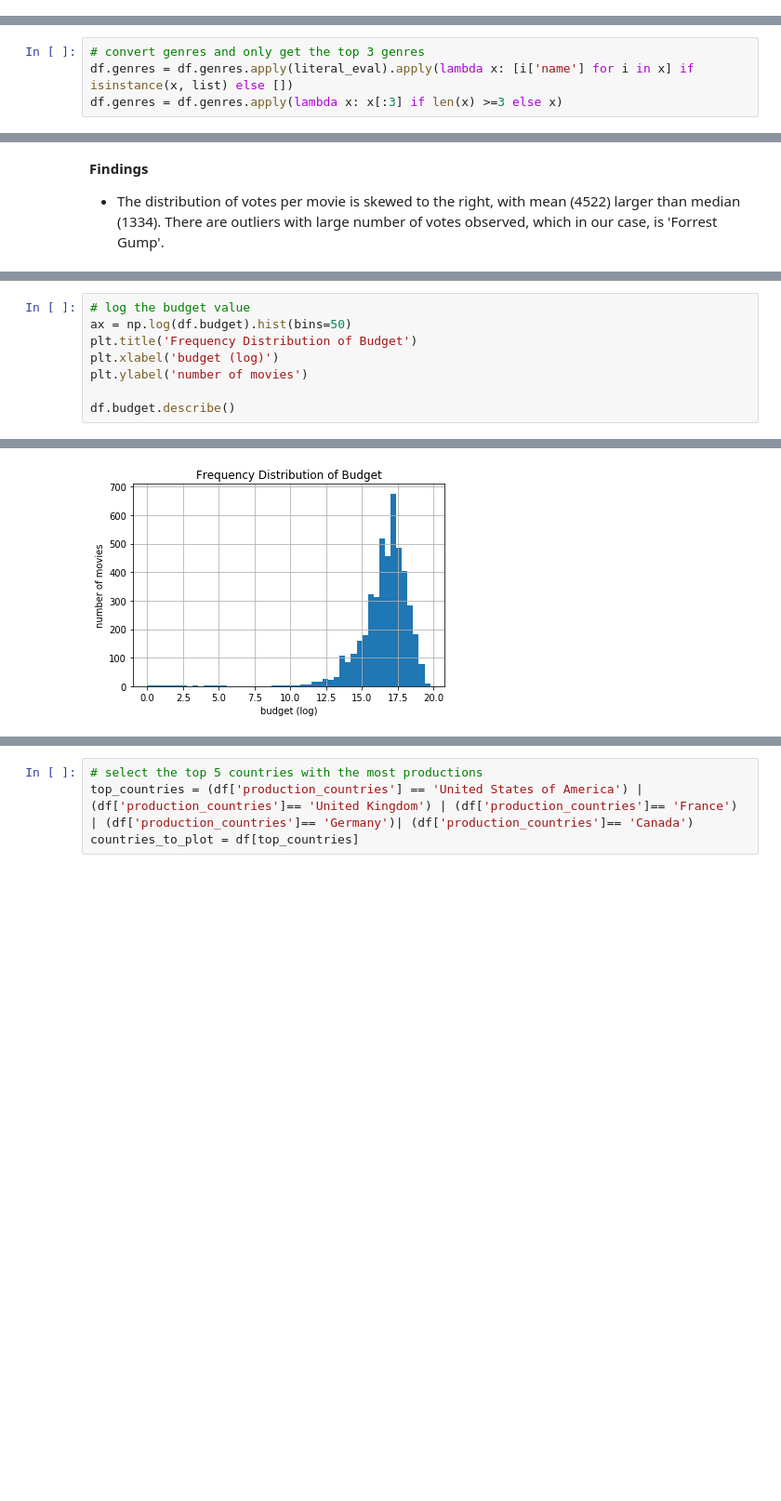
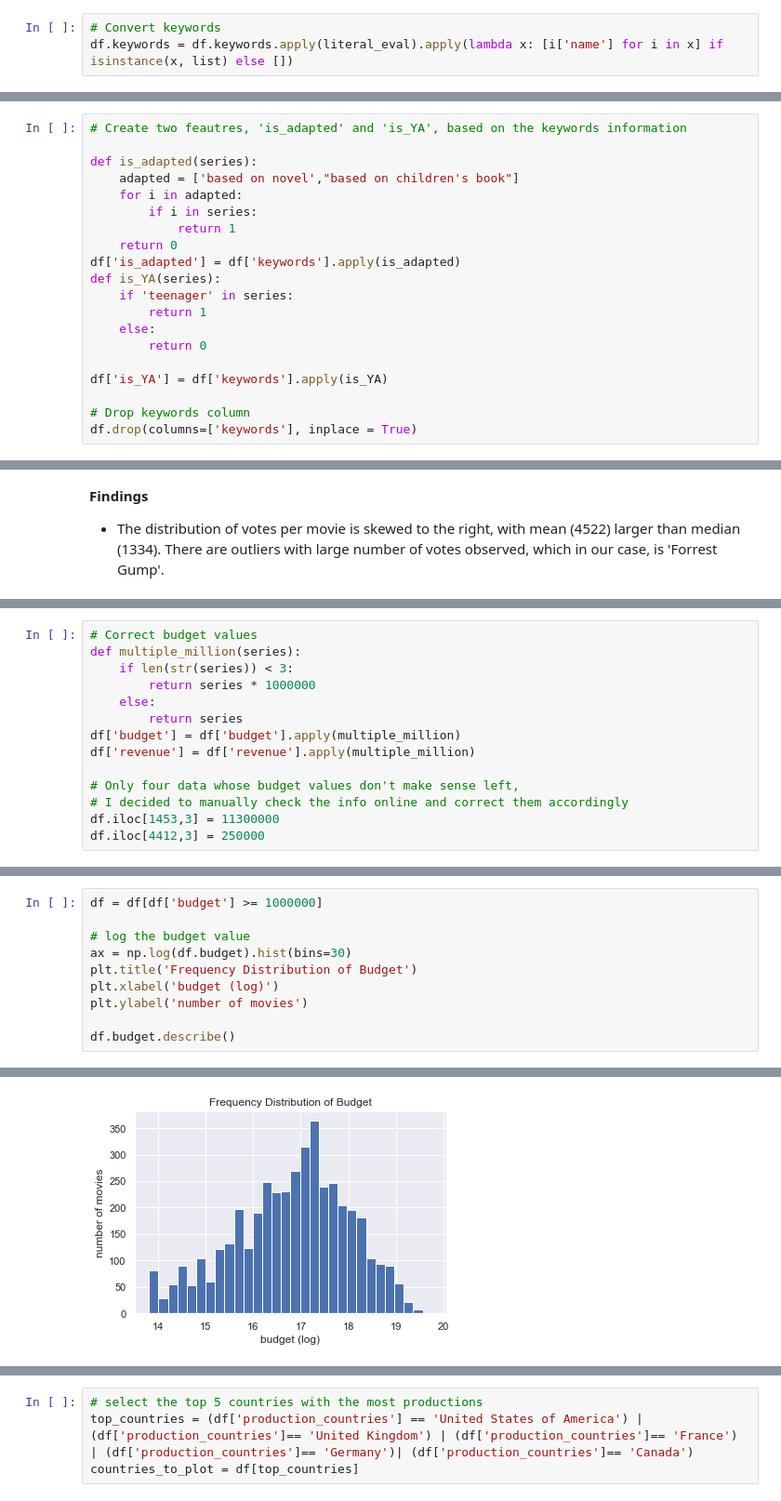
Before and after one commit to dorislin27/movie_rating_prediction, a Jupyter notebook: movie_rating_prediction.ipynb, the cells around one changed output, grey strips where cells are left out. Shown at 93% size. Saved outputs shown, nothing was run; the diff lists cells and outputs as text; blank space fills up the shorter version.

```diff
--- a/movie_rating_prediction.ipynb
+++ b/movie_rating_prediction.ipynb
@@ -264,0 +309,3 @@ df['budget'] = df['budget'].astype('int64')
+# %%
+# Convert keywords
+df.keywords = df.keywords.apply(literal_eval).apply(lambda x: [i['name'] for i in x] if isinstance(x, list) else [])
@@ -321,4 +326,0 @@ df.production_countries = df.production_countries.apply(lambda x: "" if len(x) =
-# %%
-# convert genres and only get the top 3 genres
-df.genres = df.genres.apply(literal_eval).apply(lambda x: [i['name'] for i in x] if isinstance(x, list) else [])
-df.genres = df.genres.apply(lambda x: x[:3] if len(x) >=3 else x)
@@ -332,0 +327,20 @@ df.cast = df.cast.apply(lambda x: x[:3] if len(x) >=3 else x)
+# %%
+# Create two feautres, 'is_adapted' and 'is_YA', based on the keywords information
+
+def is_adapted(series):
+    adapted = ['based on novel',"based on children's book"]
+    for i in adapted:
+        if i in series:
+            return 1
+    return 0
+df['is_adapted'] = df['keywords'].apply(is_adapted)
+def is_YA(series):
+    if 'teenager' in series:
+        return 1
+    else:
+        return 0
+
+df['is_YA'] = df['keywords'].apply(is_YA)
+
+# Drop keywords column
+df.drop(columns=['keywords'], inplace = True)
@@ -441,0 +479,14 @@ df.loc[df['votes_per_movie'].idxmax()]['title']
+# %%
+# Correct budget values
+def multiple_million(series):
+    if len(str(series)) < 3:
+        return series * 1000000
+    else:
+        return series
+df['budget'] = df['budget'].apply(multiple_million)
+df['revenue'] = df['revenue'].apply(multiple_million)
+
+# Only four data whose budget values don't make sense left,
+# I decided to manually check the info online and correct them accordingly
+df.iloc[1453,3] = 11300000
+df.iloc[4412,3] = 250000
@@ -442,6 +522,8 @@ df.loc[df['votes_per_movie'].idxmax()]['title']
 # %%
+df = df[df['budget'] >= 1000000]
+
 # log the budget value
-ax = np.log(df.budget).hist(bins=50)
+ax = np.log(df.budget).hist(bins=30)
 plt.title('Frequency Distribution of Budget')
 plt.xlabel('budget (log)')
 plt.ylabel('number of movies')
@@ -458,3 +540,3 @@ min      1.000000e+00
 max      3.800000e+08
 Name: budget, dtype: float64
-[figure, old version]
+[figure, new version]
```
Also changed, not shown: parts of 194 cells of this notebook.
